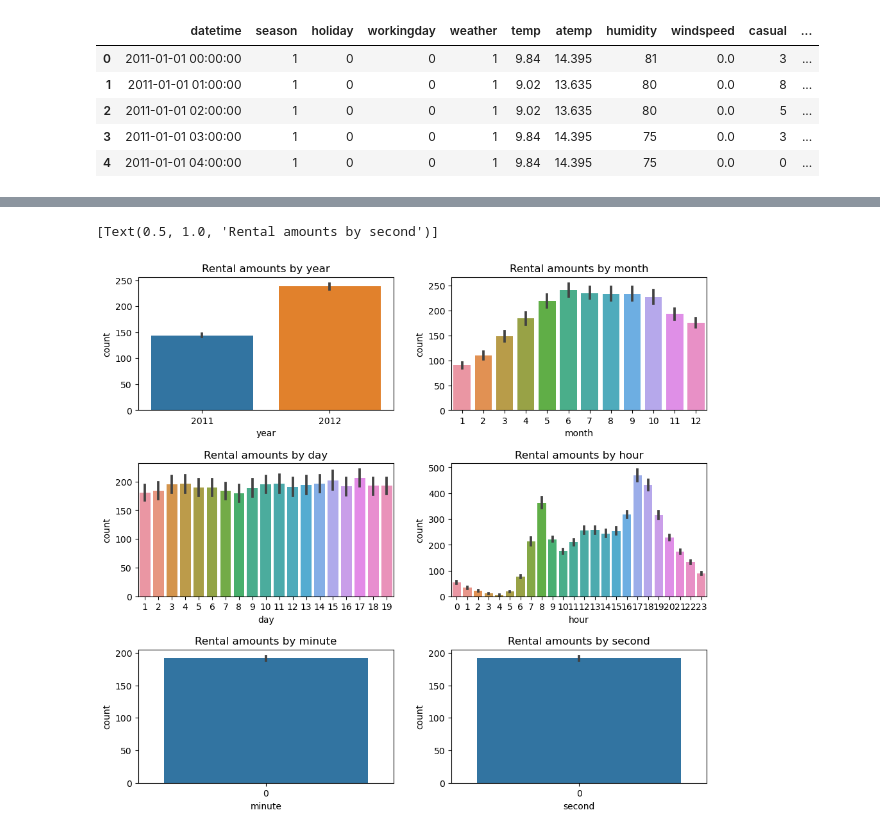
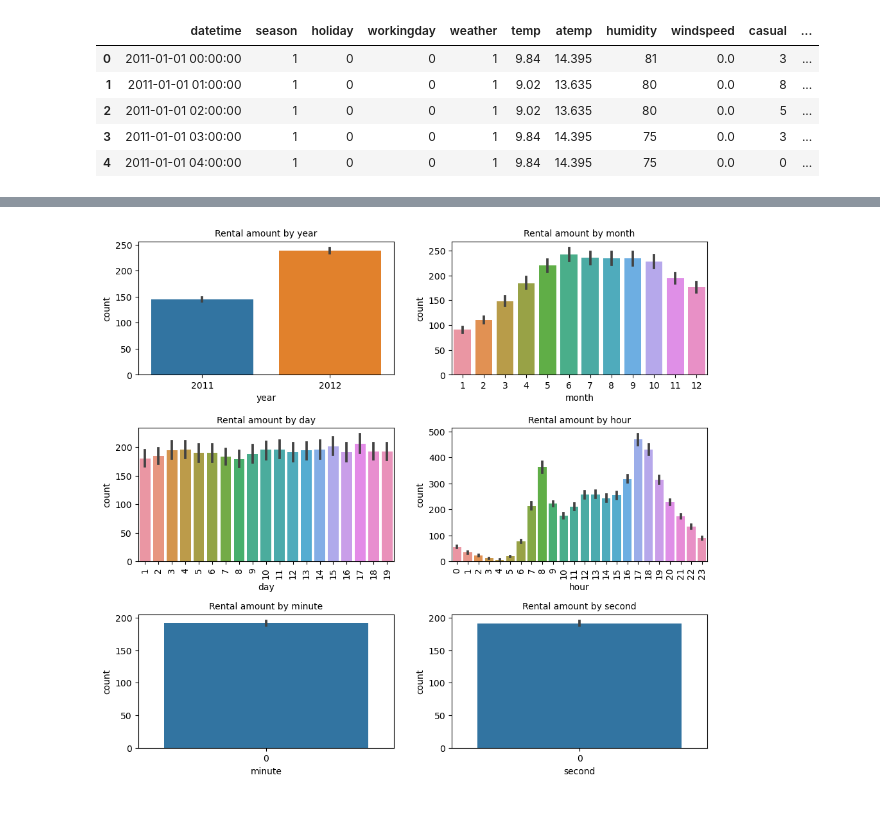
Before and after one commit to bongjooncha/kaggle_study, a Jupyter notebook: ch6/pr2/data_ana.ipynb, the cells around one changed output, grey strips where cells are left out. Saved outputs shown, nothing was run; the diff lists cells and outputs as text; code cells hidden in the pictures.

```diff
--- a/ch6/pr2/data_ana.ipynb
+++ b/ch6/pr2/data_ana.ipynb
@@ -58,10 +94,6 @@ array([ 1,  2,  3,  4,  5,  6,  7,  8,  9, 10, 11, 12, 13, 14, 15, 16, 17,
 # %%
 import calendar
-
-train['weekday']=train['date'].apply(
-    lambda dateString:
-    calendar.day_name[dateString.weekday()]
-)
+train['weekday'] = train['datetime'].apply(lambda date:calendar.day_name[date.weekday()])
 train.head()
 # %% [output]
 |  | datetime | season | holiday | workingday | weather | temp | atemp | humidity | windspeed | casual | ... |
@@ -77,9 +105,14 @@ train['season'].unique(), train['weather'].unique()
 # %%
 train['season'] = train['season'].map({
-    1: 'Spring', 2: 'Summer', 3: 'Fall', 4: 'Winter'
+    1:'Spring',
+    2: 'Summer',
+    3: 'Fall',
+    4: 'Winter'
 })
 
 train['weather'] = train['weather'].map({
-    1: 'Clear', 2:'Mist, Few clouds', 3:'Light Snow, Rain, Thunderstom, Heavy Rain, Thunderstrom, Snow, Fog'
+    1: 'Clear',
+    2: 'Mist, Few clouds',
+    3: 'Light Snow, Rain, Thunderstom',
+    4: 'Heavy Rain, Thunderstorm, Snow, Fog'
 })
-train[["season","weather"]].head()
@@ -110,23 +135,25 @@ sns.displot(np.log(train['count']))
 # %%
-mpl.rc('font', size=10)
-mpl.rc('axes', titlesize = 12)
-figure, axes = plt.subplots(nrows=3,ncols=2)
+mpl.rc('font',size = 10)
+mpl.rc('axes',titlesize = 10)
+figure, axes = plt.subplots(nrows=3, ncols=2)
 plt.tight_layout()
 figure.set_size_inches(10,9)
 
-sns.barplot(x='year', y='count',data=train, ax=axes[0,0])
-sns.barplot(x='month',y='count',data=train, ax= axes[0,1])
-sns.barplot(x='day', y='count',data=train, ax=axes[1,0])
-sns.barplot(x='hour',y='count',data=train, ax= axes[1,1])
-sns.barplot(x='minute', y='count',data=train, ax=axes[2,0])
-sns.barplot(x='second',y='count',data=train, ax= axes[2,1])
+sns.barplot(x='year', y= 'count',data=train, ax=axes[0,0])
+sns.barplot(x='month', y='count', data= train, ax =axes[0,1])
+sns.barplot(x='day', y= 'count',data=train, ax=axes[1,0])
+sns.barplot(x='hour', y='count', data= train, ax =axes[1,1])
+sns.barplot(x='minute', y= 'count',data=train, ax=axes[2,0])
+sns.barplot(x='second', y='count', data= train, ax =axes[2,1])
 
-axes[0,0].set(title = 'Rental amounts by year')
-axes[0,1].set(title = 'Rental amounts by month')
-axes[1,0].set(title = 'Rental amounts by day')
-axes[1,1].set(title = 'Rental amounts by hour')
-axes[2,0].set(title = 'Rental amounts by minute')
-axes[2,1].set(title = 'Rental amounts by second')
+axes[0,0].set(title = 'Rental amount by year')
+axes[0,1].set(title = 'Rental amount by month')
+axes[1,0].set(title = 'Rental amount by day')
+axes[1,1].set(title = 'Rental amount by hour')
+axes[2,0].set(title = 'Rental amount by minute')
+axes[2,1].set(title = 'Rental amount by second')
+
+axes[1,0].tick_params(axis='x',labelrotation=90)
+axes[1,1].tick_params(axis='x',labelrotation=90)
 # %% [output]
-[Text(0.5, 1.0, 'Rental amounts by second')]
-[figure, old version]
+[figure, new version]
```
Also changed, not shown: parts of 16 cells of this notebook, 5 other files.
